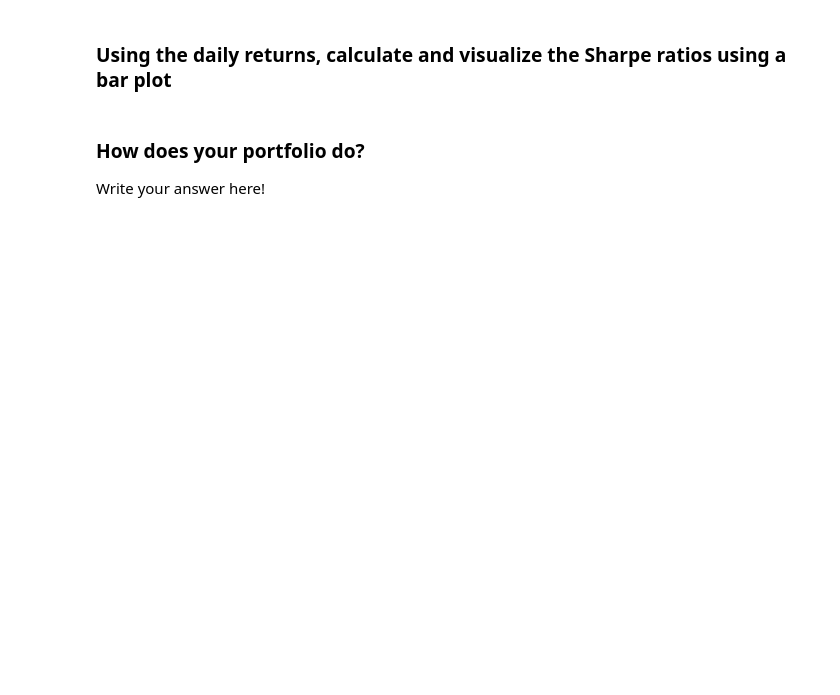
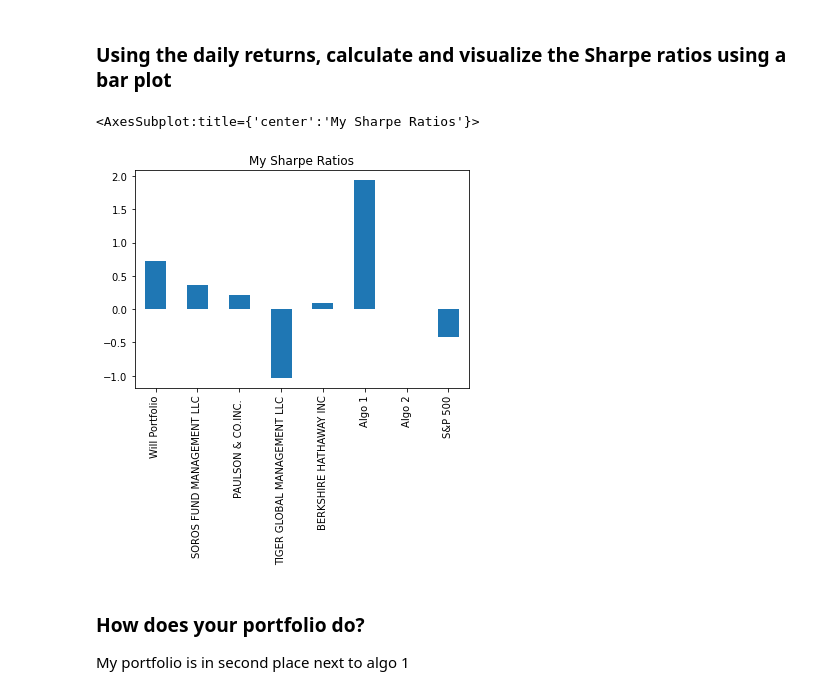
Before and after one commit to Wil-bro0824/A_Whale_Off_PortFolio, a Jupyter notebook: whale_analysis.ipynb, the cells around one changed output. Drawn from its saved outputs; the diff is of its cells as text; code cells hidden in the pictures; blank space fills up the shorter version.

```diff
--- a/whale_analysis.ipynb
+++ b/whale_analysis.ipynb
@@ -530,9 +538,15 @@ sns.heatmap(my_corr, vmin=-1,vmax=1)
 ### Using the daily returns, calculate and visualize the Sharpe ratios using a bar plot
 # %%
 # Calculate Annualzied Sharpe Ratios
+trade_days = all_returns.count()
+my_sr = all_returns.mean()*trade_days/(all_returns.std()*np.sqrt(trade_days))
 # %%
 # Visualize the sharpe ratios as a bar plot
+my_sr.plot(kind = 'bar', title='My Sharpe Ratios')
+# %% [output]
+<AxesSubplot:title={'center':'My Sharpe Ratios'}>
+[figure, added]
 # %% [markdown]
 ### How does your portfolio do?
 
-Write your answer here!
+My portfolio is in second place next to algo 1
```
Also changed, not shown: parts of 3 cells of this notebook.
